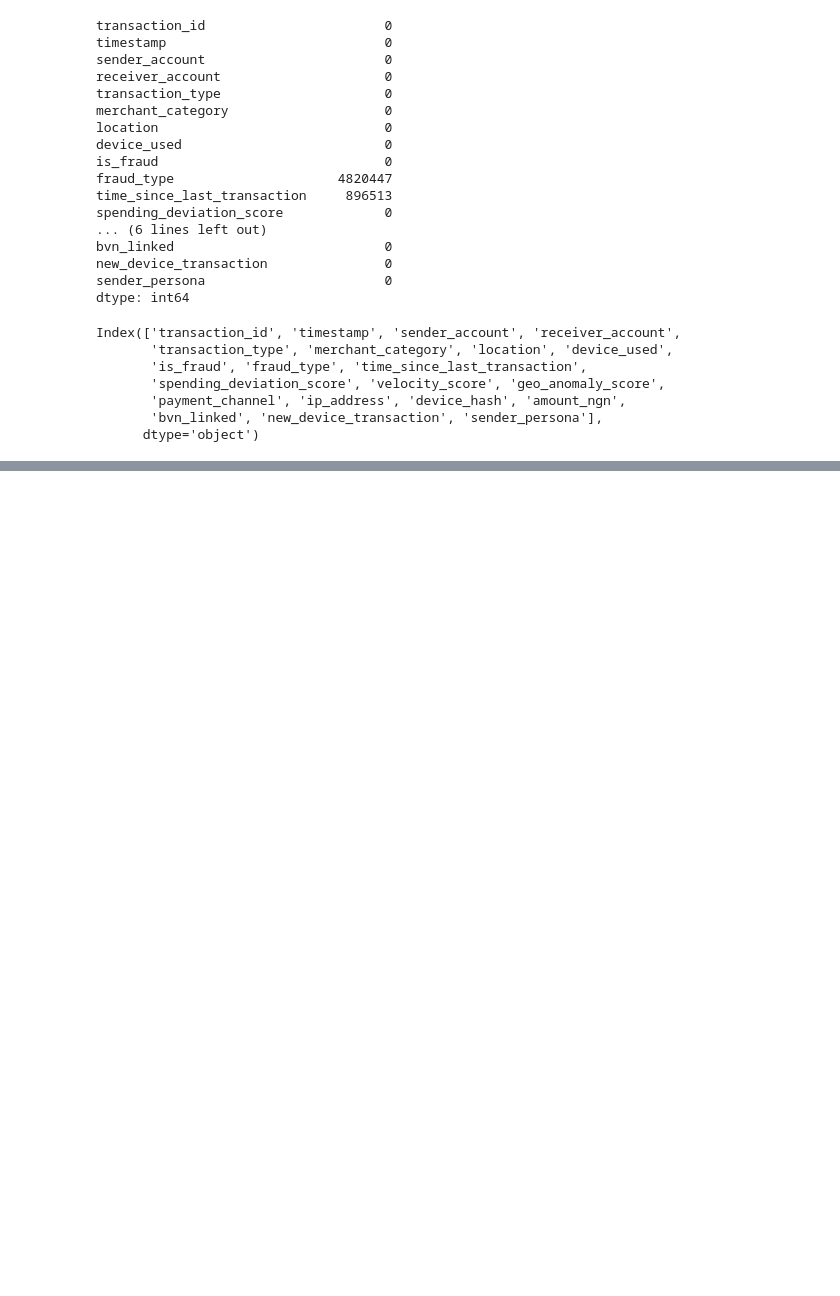
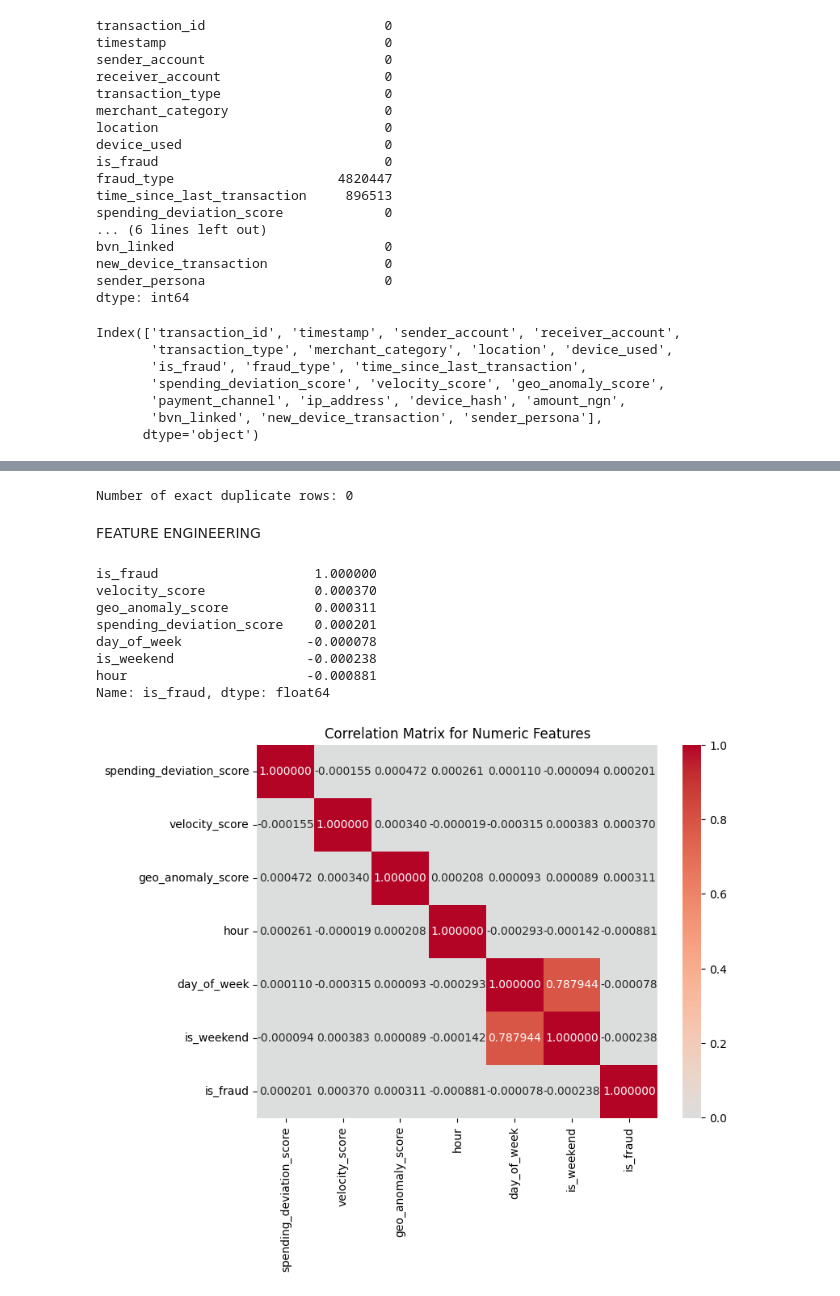
Before and after one commit to pamolowo/altschool-hackathon, a Jupyter notebook: fraud/fraud.ipynb, the cells around one changed output, grey strips where cells are left out. Cells and saved outputs as stored; diff of their text form; code cells hidden in the pictures; blank space fills up the shorter version.

Commit message:
data cleaning and feature engineering

```diff
--- a/fraud/fraud.ipynb
+++ b/fraud/fraud.ipynb
@@ -199,0 +247,5 @@ df1.sample(10)
+# %%
+df['hour']= df['timestamp'].dt.hour
+df['day_of_week'] =df['timestamp'].dt.day_of_week
+df['is_weekend'] = df['day_of_week'].isin([5,6]).astype(int)
+df.head()
@@ -199,0 +259,3 @@ df1.sample(10)
+# %%
+df.drop('timestamp', axis=1, inplace=True)
+df.head()
@@ -199,0 +269,43 @@ df1.sample(10)
+# %%
+cols= ['is_fraud','bvn_linked','new_device_transaction']
+for col in cols:
+    df[col] = df[col].astype(int)
+# %%
+# Count total duplicate rows
+num_duplicates = df.duplicated().sum()
+print(f"Number of exact duplicate rows: {num_duplicates}")
+# %% [output]
+Number of exact duplicate rows: 0
+# %% [markdown]
+FEATURE ENGINEERING
+# %%
+categorical_cols = [
+    'transaction_type', 'merchant_category', 'location',
+    'device_used', 'payment_channel', 'sender_persona'
+]
+
+numeric_cols = [
+    'spending_deviation_score',
+    'velocity_score', 'geo_anomaly_score', 'hour', 'day_of_week',
+    'is_weekend'
+]
+# %%
+# Correlation with target
+corr_matrix = df[numeric_cols + ['is_fraud']].corr()
+print(corr_matrix['is_fraud'].sort_values(ascending=False))
+
+# Plot
+plt.figure(figsize=(8,6))
+sns.heatmap(corr_matrix, annot=True, fmt=".6f", cmap='coolwarm', center=0)
+plt.title("Correlation Matrix for Numeric Features")
+plt.show()
+# %% [output]
+is_fraud                    1.000000
+velocity_score              0.000370
+geo_anomaly_score           0.000311
+spending_deviation_score    0.000201
+day_of_week                -0.000078
+is_weekend                 -0.000238
+hour                       -0.000881
+Name: is_fraud, dtype: float64
+[figure, added]
```
Also changed, not shown: parts of 15 cells of this notebook.
